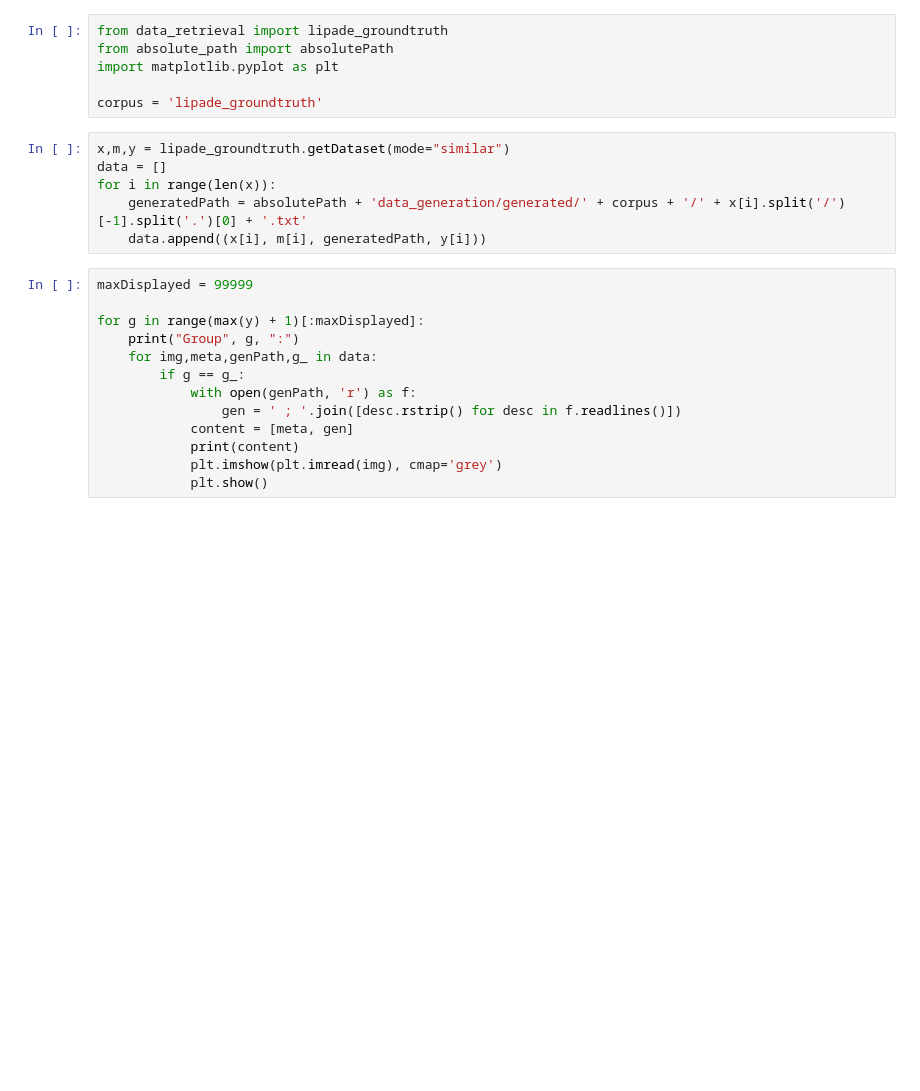
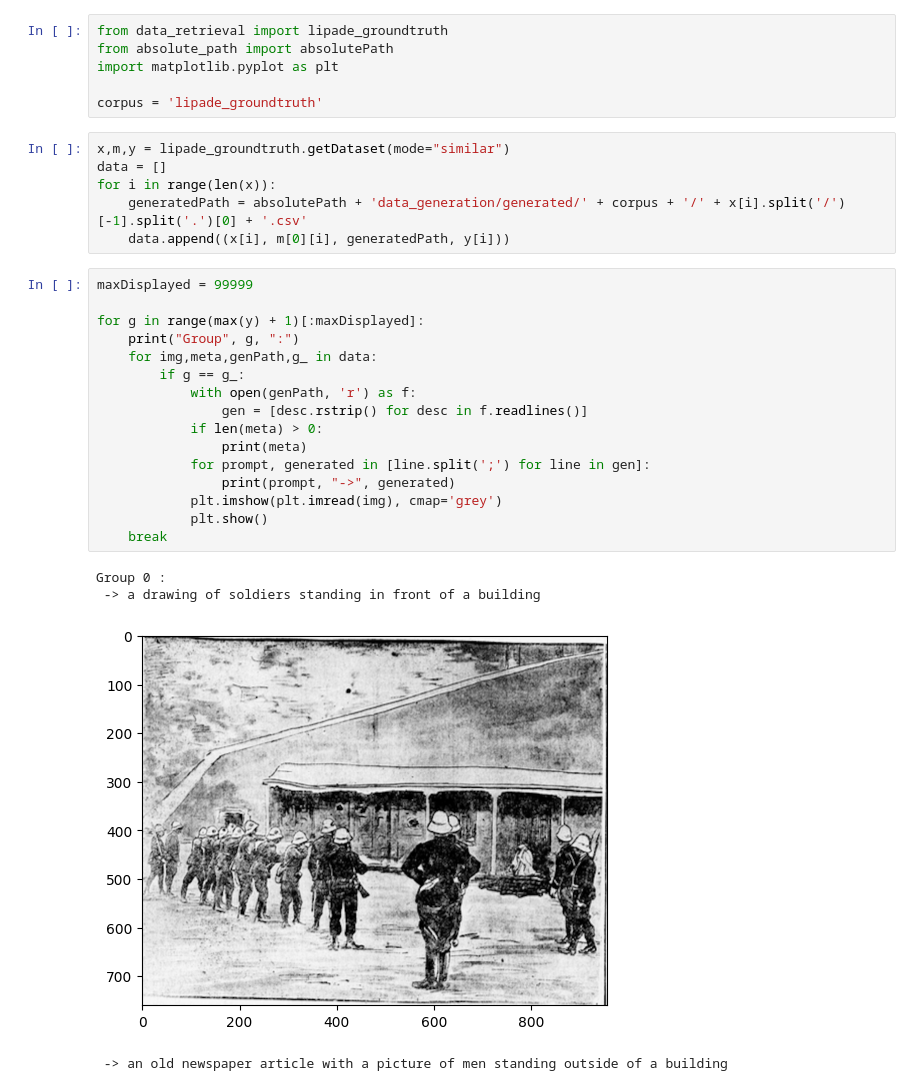
Before and after one commit to Raphael-Renard/HighVision, a Jupyter notebook: data_generation/visualizeGeneration.ipynb, the cells around one changed output. Saved outputs shown, nothing was run; the diff lists cells and outputs as text; blank space fills up the shorter version.

Commit message:
Add possible prompting for image generation

```diff
--- a/data_generation/visualizeGeneration.ipynb
+++ b/data_generation/visualizeGeneration.ipynb
@@ -13,18 +13,26 @@ corpus = 'lipade_groundtruth'
 x,m,y = lipade_groundtruth.getDataset(mode="similar")
 data = []
 for i in range(len(x)):
-    generatedPath = absolutePath + 'data_generation/generated/' + corpus + '/' + x[i].split('/')[-1].split('.')[0] + '.txt'
-    data.append((x[i], m[i], generatedPath, y[i]))
+    generatedPath = absolutePath + 'data_generation/generated/' + corpus + '/' + x[i].split('/')[-1].split('.')[0] + '.csv'
+    data.append((x[i], m[0][i], generatedPath, y[i]))
 # %%
 maxDisplayed = 99999
 
 for g in range(max(y) + 1)[:maxDisplayed]:
     print("Group", g, ":")
     for img,meta,genPath,g_ in data:
         if g == g_:
             with open(genPath, 'r') as f:
-                gen = ' ; '.join([desc.rstrip() for desc in f.readlines()])
-            content = [meta, gen]
-            print(content)
+                gen = [desc.rstrip() for desc in f.readlines()]
+            if len(meta) > 0:
+                print(meta)
+            for prompt, generated in [line.split(';') for line in gen]:
+                print(prompt, "->", generated)
             plt.imshow(plt.imread(img), cmap='grey')
             plt.show()
+    break
+# %% [output]
+Group 0 :
+ -> a drawing of soldiers standing in front of a building
+[figure, added]
+ -> an old newspaper article with a picture of men standing outside of a building
```
Also changed, not shown: parts of 1 cell of this notebook, 2 other files.
